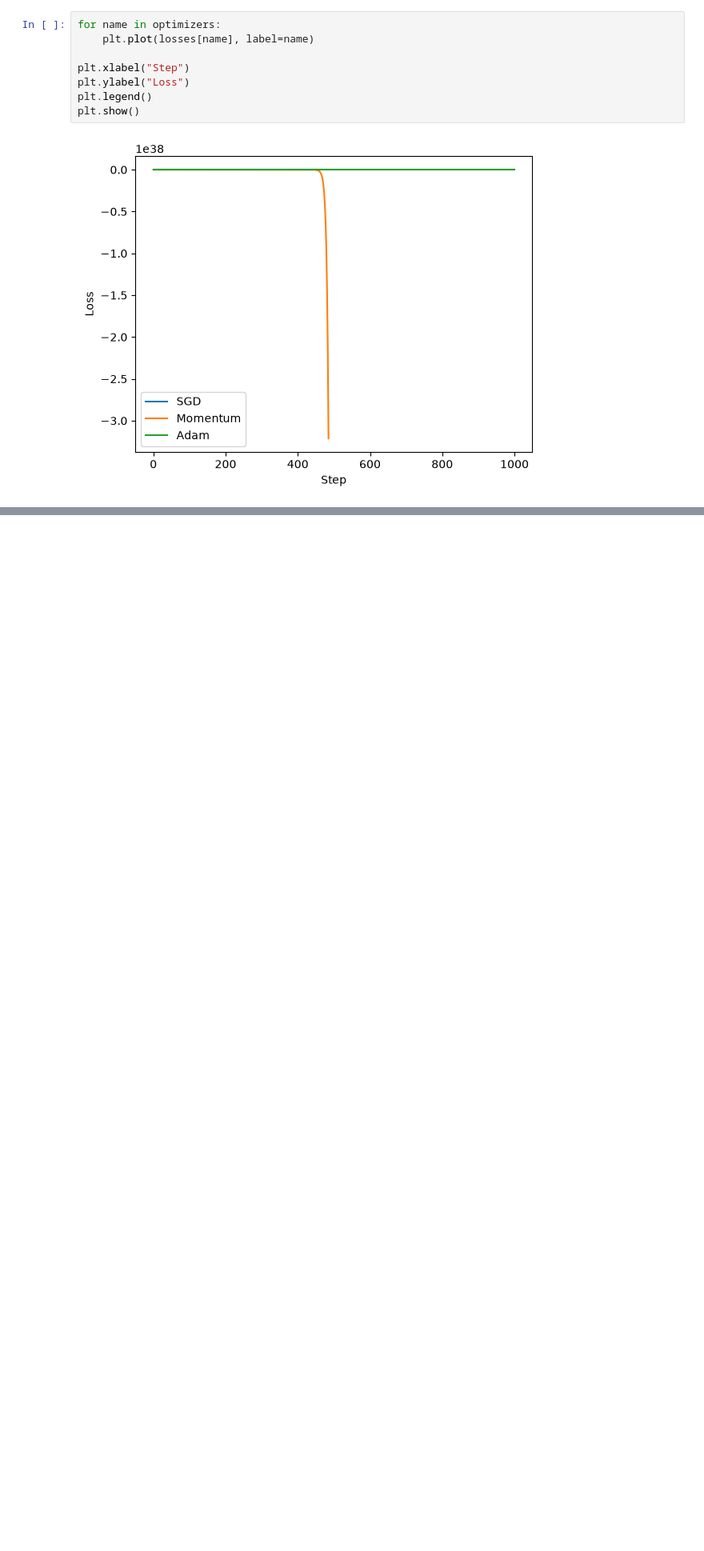
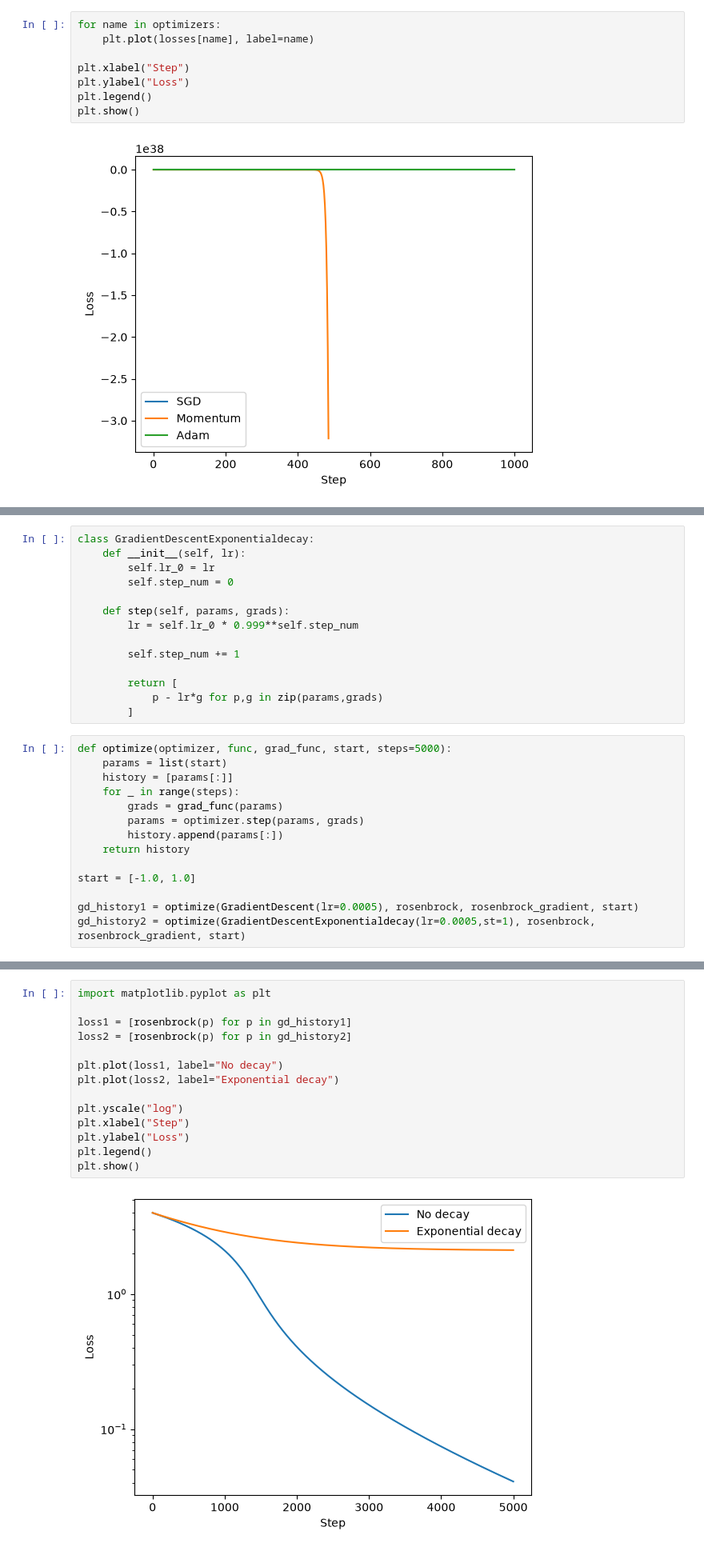
Before and after one commit to Saransh-Basu-01/AI_Engineering, a Jupyter notebook: Math_Fundamentals/Optimization:Gradient_Descent/Exercise.ipynb, the cells around one changed output, grey strips where cells are left out. Shown at 80% size. Saved outputs shown, nothing was run; the diff lists cells and outputs as text; blank space fills up the shorter version.

```diff
--- a/Math_Fundamentals/Optimization:Gradient_Descent/Exercise.ipynb
+++ b/Math_Fundamentals/Optimization:Gradient_Descent/Exercise.ipynb
@@ -182,0 +193,28 @@ plt.show()
+# %%
+class GradientDescentExponentialdecay:
+    def __init__(self, lr):
+        self.lr_0 = lr
+        self.step_num = 0
+
+    def step(self, params, grads):
+        lr = self.lr_0 * 0.999**self.step_num
+
+        self.step_num += 1
+
+        return [
+            p - lr*g for p,g in zip(params,grads)
+        ]
+# %%
+def optimize(optimizer, func, grad_func, start, steps=5000):
+    params = list(start)
+    history = [params[:]]
+    for _ in range(steps):
+        grads = grad_func(params)
+        params = optimizer.step(params, grads)
+        history.append(params[:])
+    return history
+
+start = [-1.0, 1.0]
+
+gd_history1 = optimize(GradientDescent(lr=0.0005), rosenbrock, rosenbrock_gradient, start)
+gd_history2 = optimize(GradientDescentExponentialdecay(lr=0.0005,st=1), rosenbrock, rosenbrock_gradient, start)
@@ -182,0 +227,16 @@ plt.show()
+# %%
+import matplotlib.pyplot as plt
+
+loss1 = [rosenbrock(p) for p in gd_history1]
+loss2 = [rosenbrock(p) for p in gd_history2]
+
+plt.plot(loss1, label="No decay")
+plt.plot(loss2, label="Exponential decay")
+
+plt.yscale("log")
+plt.xlabel("Step")
+plt.ylabel("Loss")
+plt.legend()
+plt.show()
+# %% [output]
+[figure, added]
```
Also changed, not shown: parts of 3 cells of this notebook.
